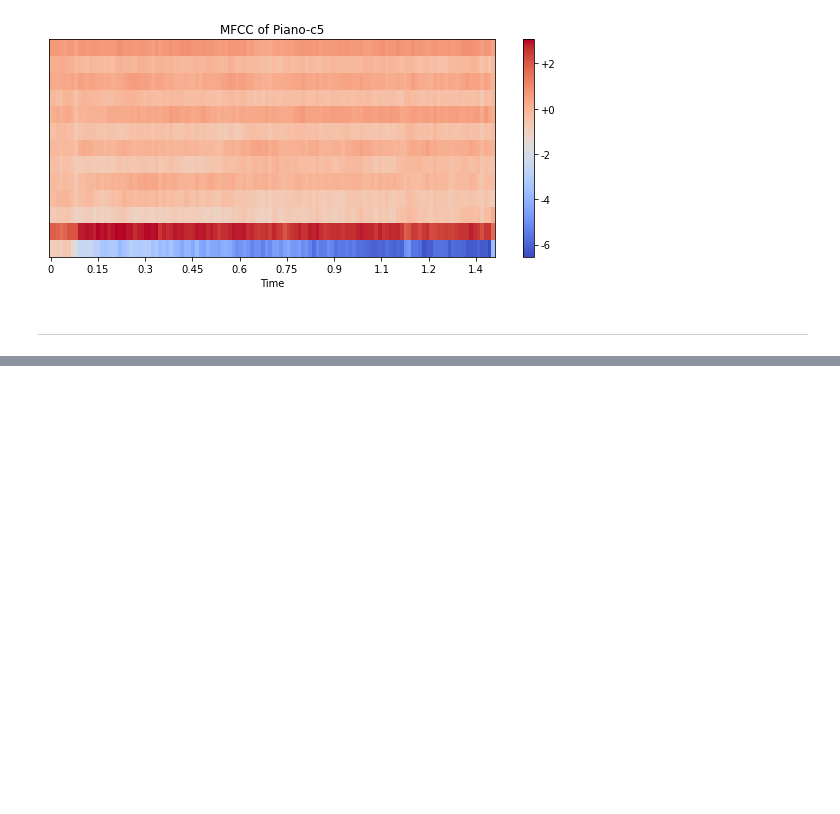
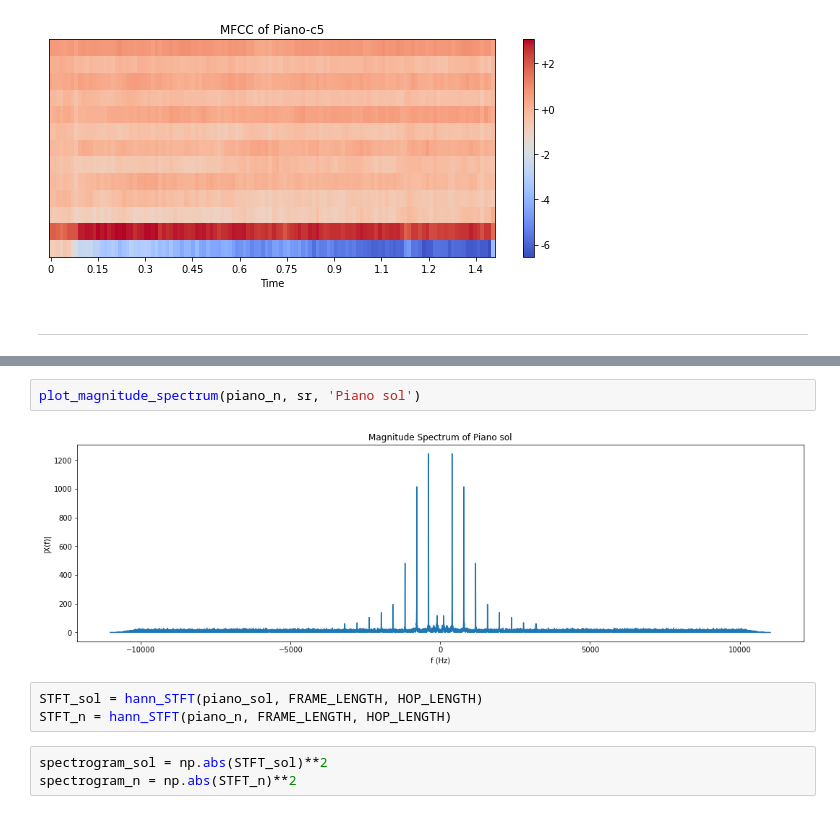
Before and after one commit to ch77ancreant/audio-features-from-scratch, a Jupyter notebook: main.ipynb, the cells around one changed output, grey strips where cells are left out. Saved outputs shown, nothing was run; the diff lists cells and outputs as text; blank space fills up the shorter version.

```diff
--- a/main.ipynb
+++ b/main.ipynb
@@ -430,0 +455,10 @@ plot_mfcc(mfcc_c5, sr, HOP_LENGTH, 'Piano-c5')
+# %%
+plot_magnitude_spectrum(piano_n, sr, 'Piano sol')
+# %% [output]
+[figure, added]
+# %%
+STFT_sol = hann_STFT(piano_sol, FRAME_LENGTH, HOP_LENGTH)
+STFT_n = hann_STFT(piano_n, FRAME_LENGTH, HOP_LENGTH)
+# %%
+spectrogram_sol = np.abs(STFT_sol)**2
+spectrogram_n = np.abs(STFT_n)**2
```
Also changed, not shown: parts of 6 cells of this notebook.
